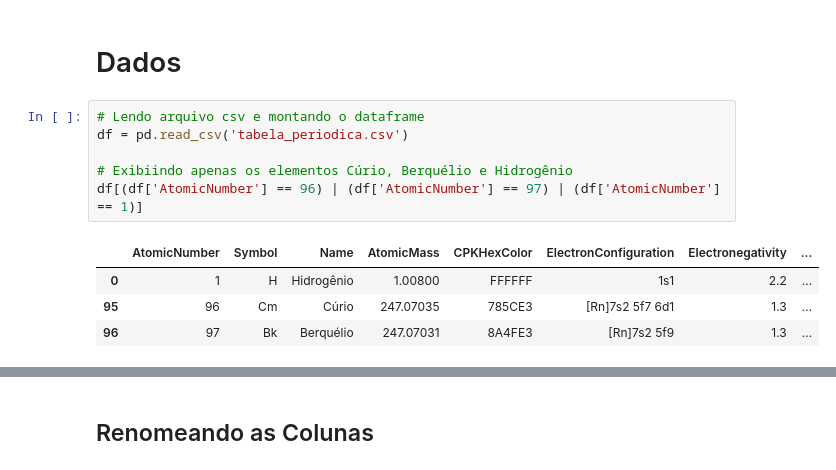
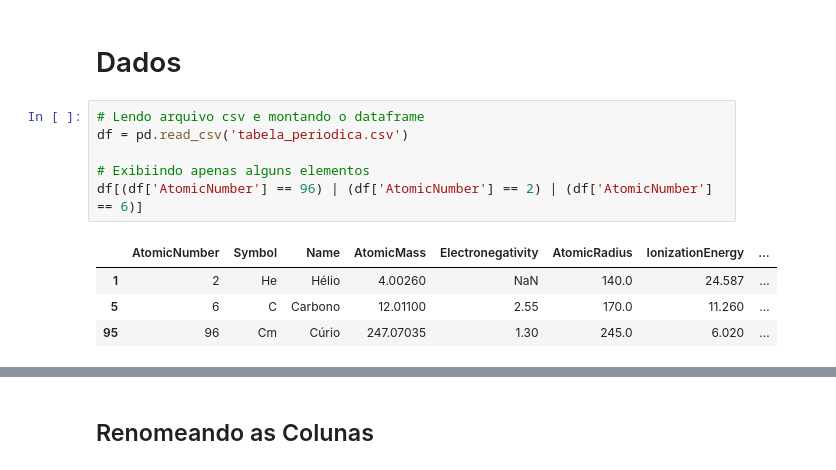
Before and after one commit to rogerioribeiromacedo/estatistica_com_python, a Jupyter notebook: periodic_table.ipynb, the cells around one changed output, grey strips where cells are left out. Cells and saved outputs as stored; diff of their text form.

```diff
--- a/periodic_table.ipynb
+++ b/periodic_table.ipynb
@@ -11,12 +27,12 @@ import pandas as pd
 # %%
 # Lendo arquivo csv e montando o dataframe
 df = pd.read_csv('tabela_periodica.csv')
 
-# Exibiindo apenas os elementos Cúrio, Berquélio e Hidrogênio
-df[(df['AtomicNumber'] == 96) | (df['AtomicNumber'] == 97) | (df['AtomicNumber'] == 1)]
+# Exibiindo apenas alguns elementos
+df[(df['AtomicNumber'] == 96) | (df['AtomicNumber'] == 2) | (df['AtomicNumber'] == 6)]
 # %% [output]
-|  | AtomicNumber | Symbol | Name | AtomicMass | CPKHexColor | ElectronConfiguration | Electronegativity | ... |
-| 0 | 1 | H | Hidrogênio | 1.00800 | FFFFFF | 1s1 | 2.2 | ... |
-| 95 | 96 | Cm | Cúrio | 247.07035 | 785CE3 | [Rn]7s2 5f7 6d1 | 1.3 | ... |
-| 96 | 97 | Bk | Berquélio | 247.07031 | 8A4FE3 | [Rn]7s2 5f9 | 1.3 | ... |
+|  | AtomicNumber | Symbol | Name | AtomicMass | Electronegativity | AtomicRadius | IonizationEnergy | ... |
+| 1 | 2 | He | Hélio | 4.00260 | NaN | 140.0 | 24.587 | ... |
+| 5 | 6 | C | Carbono | 12.01100 | 2.55 | 170.0 | 11.260 | ... |
+| 95 | 96 | Cm | Cúrio | 247.07035 | 1.30 | 245.0 | 6.020 | ... |
 # %%
```
Also changed, not shown: parts of 20 cells of this notebook.
